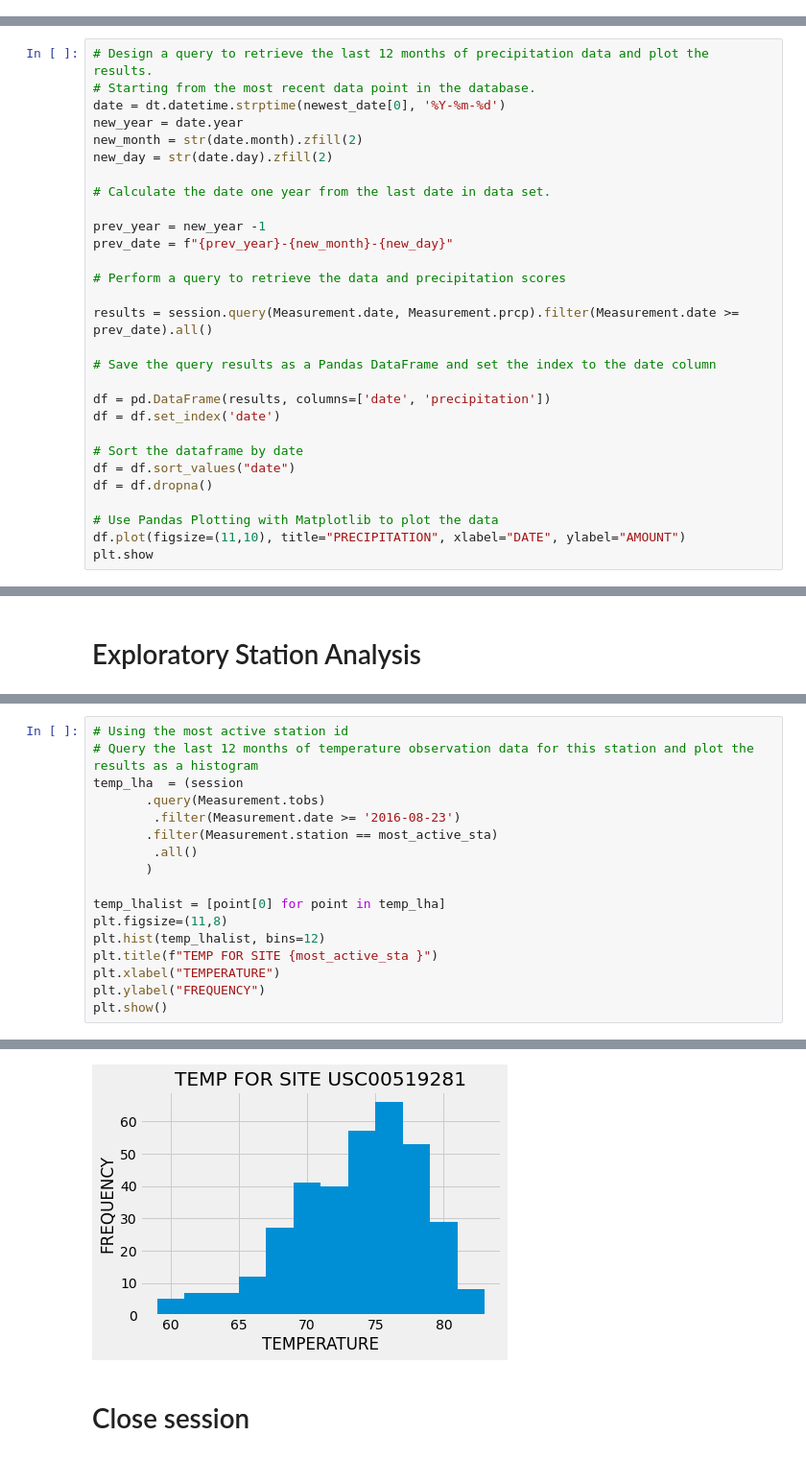
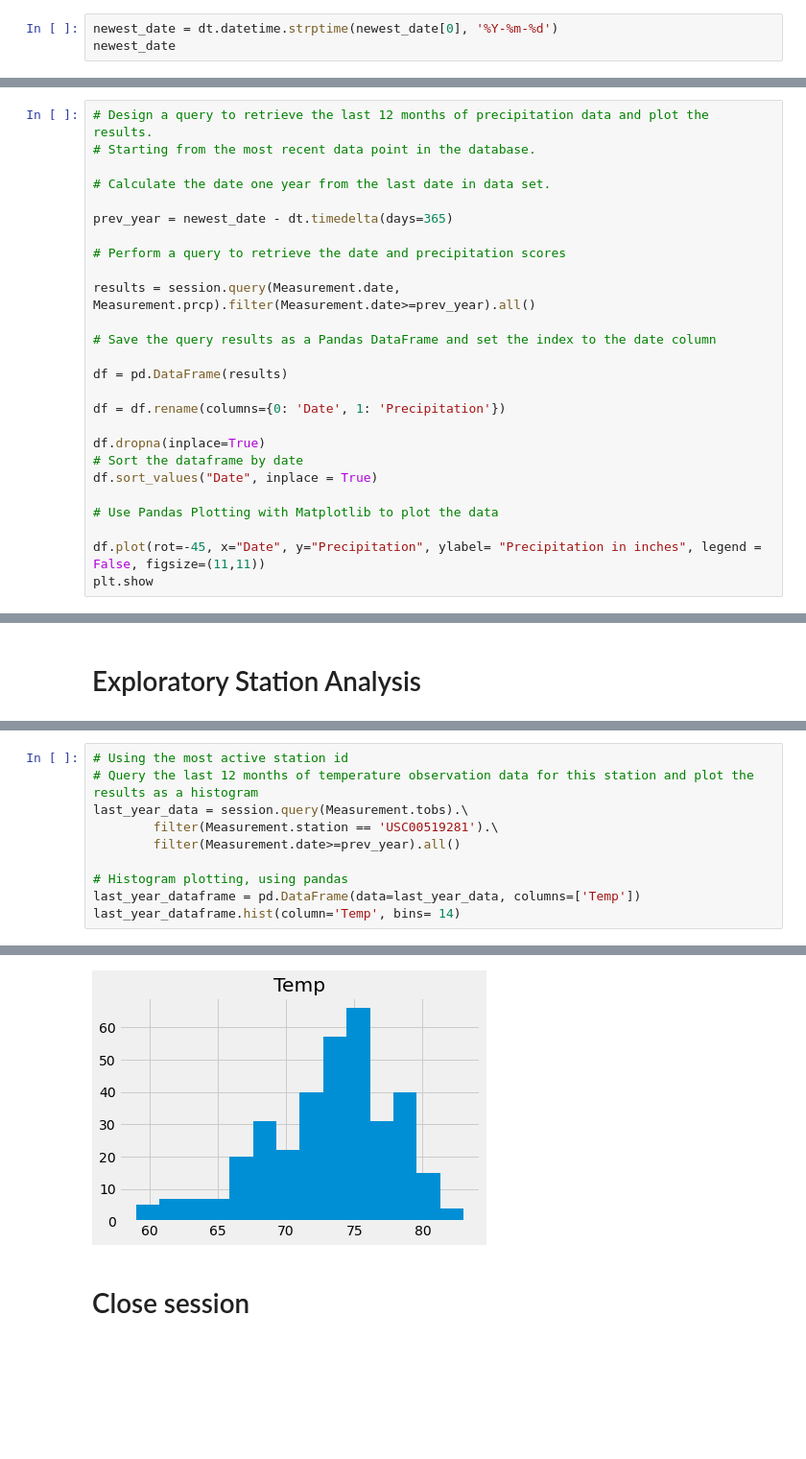
Before and after one commit to AchuoBel/sqlalchemy-challenge, a Jupyter notebook: Climate_analysis.ipynb, the cells around one changed output, grey strips where cells are left out. Shown: that part at 96% size. Saved outputs shown, nothing was run; the diff lists cells and outputs as text; blank space fills up the shorter version.

```diff
--- a/Climate_analysis.ipynb
+++ b/Climate_analysis.ipynb
@@ -43,3 +43,6 @@ newest_date = session.query(func.max(Measurement.date)).one()
 newest_date[0]
 # %% [output]
 '2017-08-23'
+# %%
+newest_date = dt.datetime.strptime(newest_date[0], '%Y-%m-%d')
+newest_date
@@ -46,31 +51,28 @@ newest_date[0]
 # %%
 # Design a query to retrieve the last 12 months of precipitation data and plot the results.
 # Starting from the most recent data point in the database.
-date = dt.datetime.strptime(newest_date[0], '%Y-%m-%d')
-new_year = date.year
-new_month = str(date.month).zfill(2)
-new_day = str(date.day).zfill(2)
 
 # Calculate the date one year from the last date in data set.
 
-prev_year = new_year -1
-prev_date = f"{prev_year}-{new_month}-{new_day}"
+prev_year = newest_date - dt.timedelta(days=365)
 
-# Perform a query to retrieve the data and precipitation scores
+# Perform a query to retrieve the date and precipitation scores
 
-results = session.query(Measurement.date, Measurement.prcp).filter(Measurement.date >= prev_date).all()
+results = session.query(Measurement.date, Measurement.prcp).filter(Measurement.date>=prev_year).all()
 
 # Save the query results as a Pandas DataFrame and set the index to the date column
 
-df = pd.DataFrame(results, columns=['date', 'precipitation'])
-df = df.set_index('date')
+df = pd.DataFrame(results)
 
+df = df.rename(columns={0: 'Date', 1: 'Precipitation'})
+
+df.dropna(inplace=True)
 # Sort the dataframe by date
-df = df.sort_values("date")
-df = df.dropna()
+df.sort_values("Date", inplace = True)
 
 # Use Pandas Plotting with Matplotlib to plot the data
-df.plot(figsize=(11,10), title="PRECIPITATION", xlabel="DATE", ylabel="AMOUNT")
+
+df.plot(rot=-45, x="Date", y="Precipitation", ylabel= "Precipitation in inches", legend = False, figsize=(11,11))
 plt.show
 # %% [output]
 <function matplotlib.pyplot.show(close=None, block=None)>
@@ -125,18 +125,11 @@ temp_lha
 # %%
 # Using the most active station id
 # Query the last 12 months of temperature observation data for this station and plot the results as a histogram
-temp_lha  = (session
-       .query(Measurement.tobs)
-        .filter(Measurement.date >= '2016-08-23')
-       .filter(Measurement.station == most_active_sta)
-        .all()
-       )
+last_year_data = session.query(Measurement.tobs).\
+        filter(Measurement.station == 'USC00519281').\
+        filter(Measurement.date>=prev_year).all()
 
-temp_lhalist = [point[0] for point in temp_lha]
-plt.figsize=(11,8)
-plt.hist(temp_lhalist, bins=12)
-plt.title(f"TEMP FOR SITE {most_active_sta }")
-plt.xlabel("TEMPERATURE")
-plt.ylabel("FREQUENCY")
-plt.show()
+# Histogram plotting, using pandas
+last_year_dataframe = pd.DataFrame(data=last_year_data, columns=['Temp'])
+last_year_dataframe.hist(column='Temp', bins= 14)
 # %% [output]
@@ -143,4 +137,4 @@ plt.show()
-[figure, old version]
+[figure, new version]
 # %% [markdown]
 # Close session
 # %%
```
Also changed, not shown: parts of 7 cells of this notebook, 2 other files.
